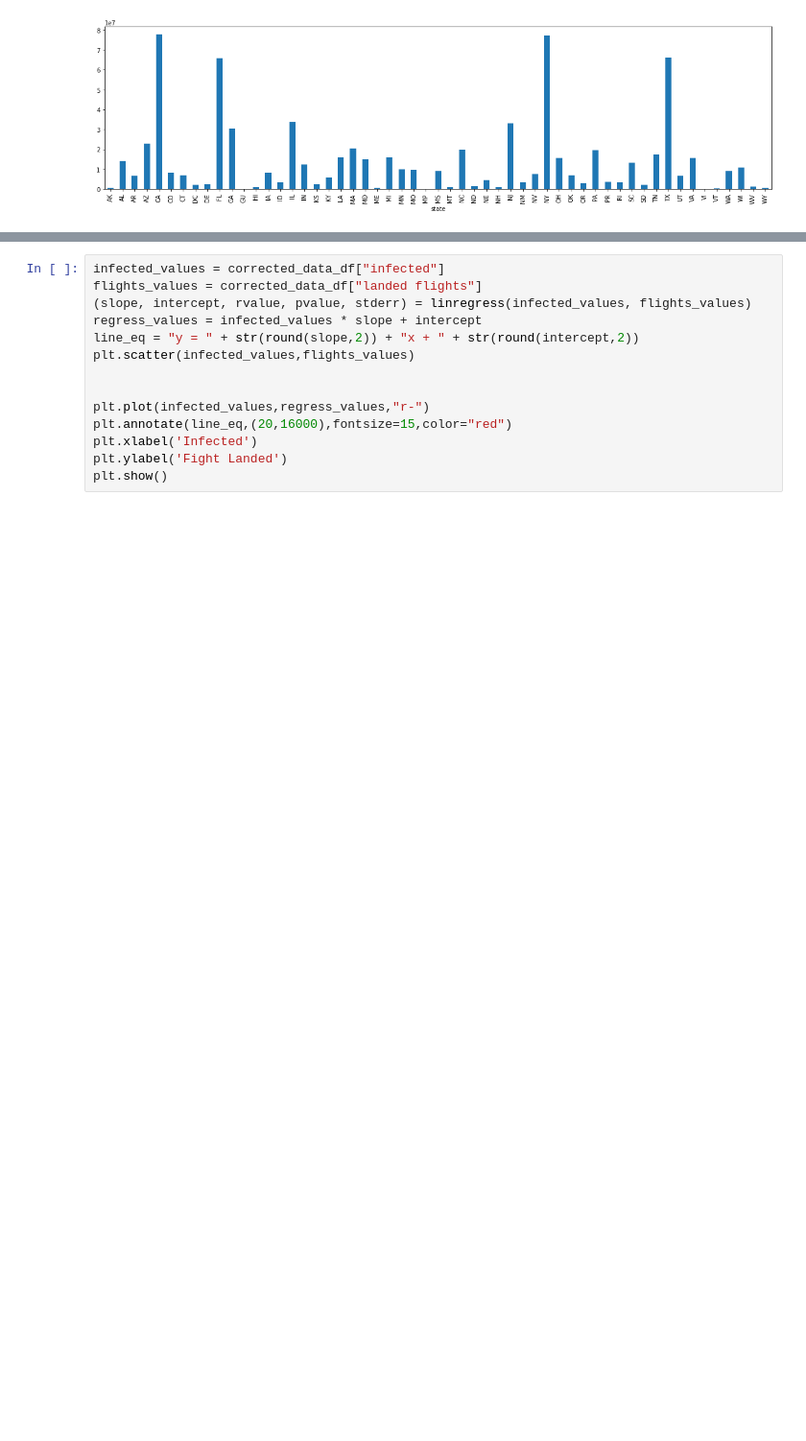
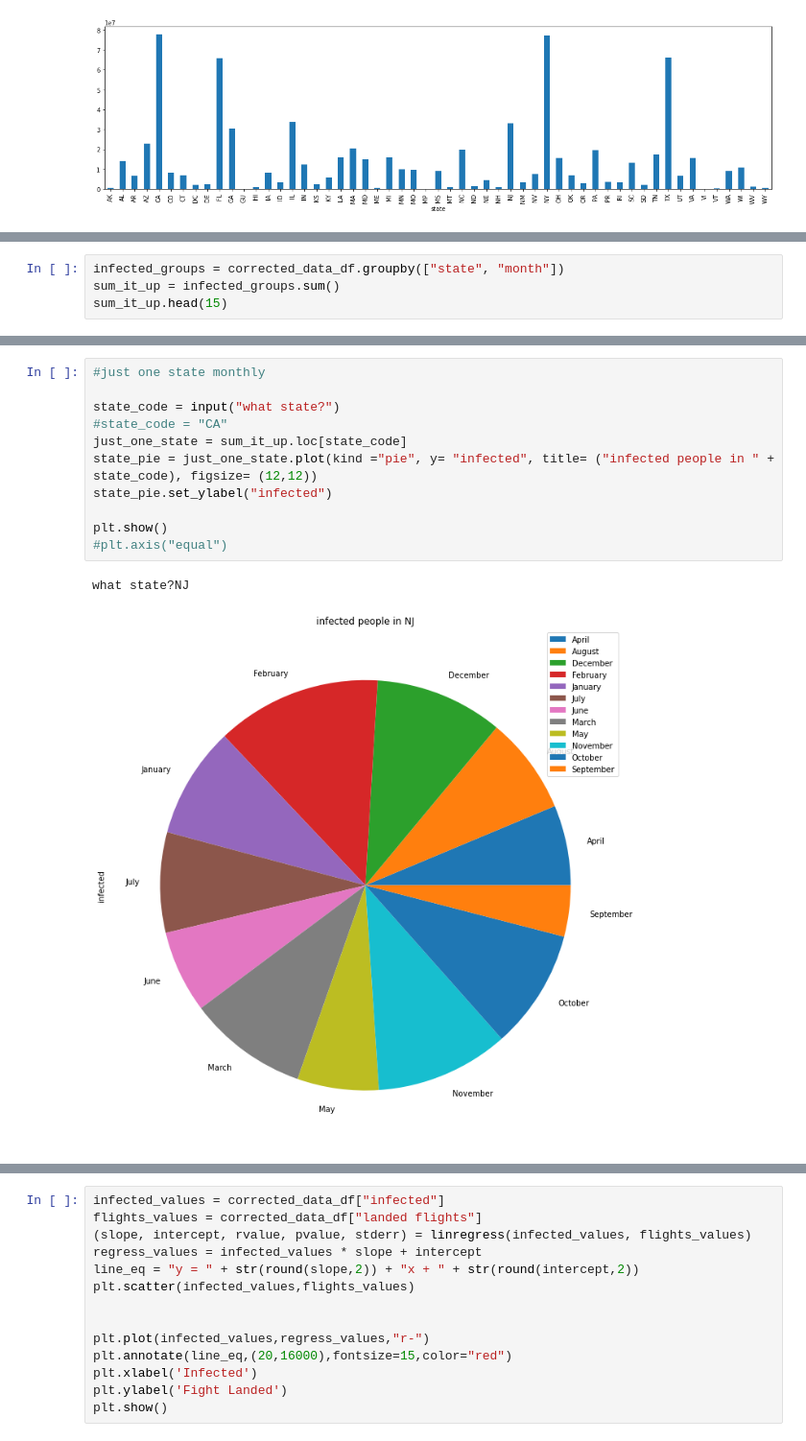
Before and after one commit to MersedehSP/Covid_Analyzer, a Jupyter notebook: graph_msp.ipynb, the cells around one changed output, grey strips where cells are left out. Shown at 96% size. Drawn from its saved outputs; the diff is of its cells as text; blank space fills up the shorter version.

Commit message:
added more graphs

```diff
--- a/graph_msp.ipynb
+++ b/graph_msp.ipynb
@@ -52,0 +49,4 @@ print(state_gb)
+# %%
+infected_groups = corrected_data_df.groupby(["state", "month"])
+sum_it_up = infected_groups.sum()
+sum_it_up.head(15)
@@ -52,0 +71,14 @@ print(state_gb)
+# %%
+#just one state monthly
+
+state_code = input("what state?")
+#state_code = "CA"
+just_one_state = sum_it_up.loc[state_code]
+state_pie = just_one_state.plot(kind ="pie", y= "infected", title= ("infected people in " + state_code), figsize= (12,12))
+state_pie.set_ylabel("infected")
+
+plt.show()
+#plt.axis("equal")
+# %% [output]
+what state?NJ
+[figure, added]
```
Also changed, not shown: parts of 7 cells of this notebook.
